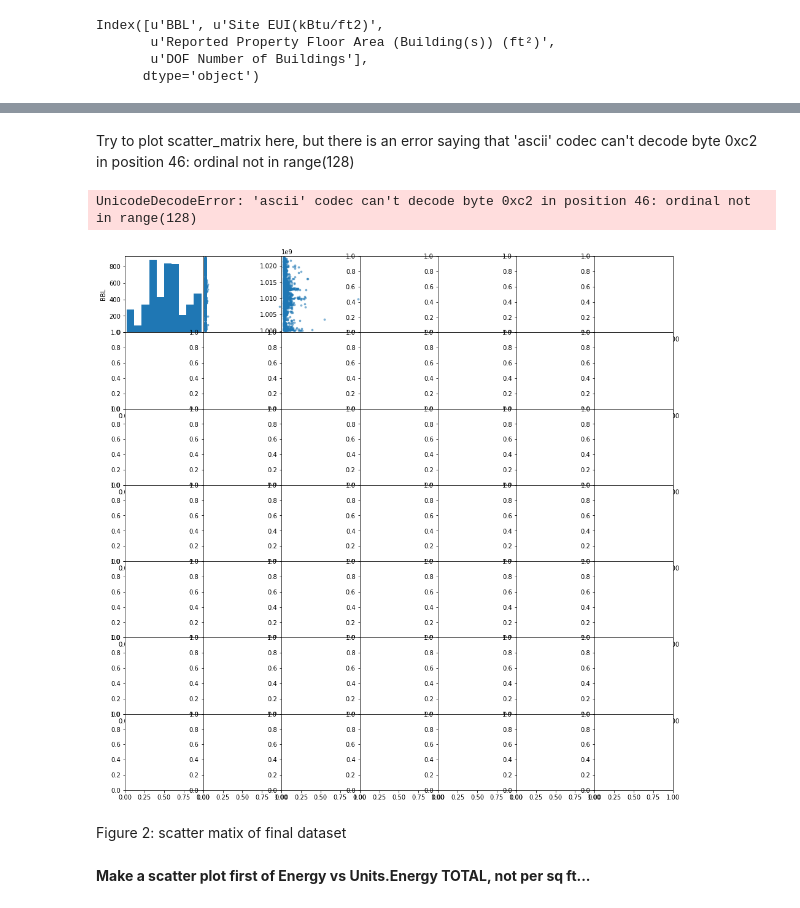
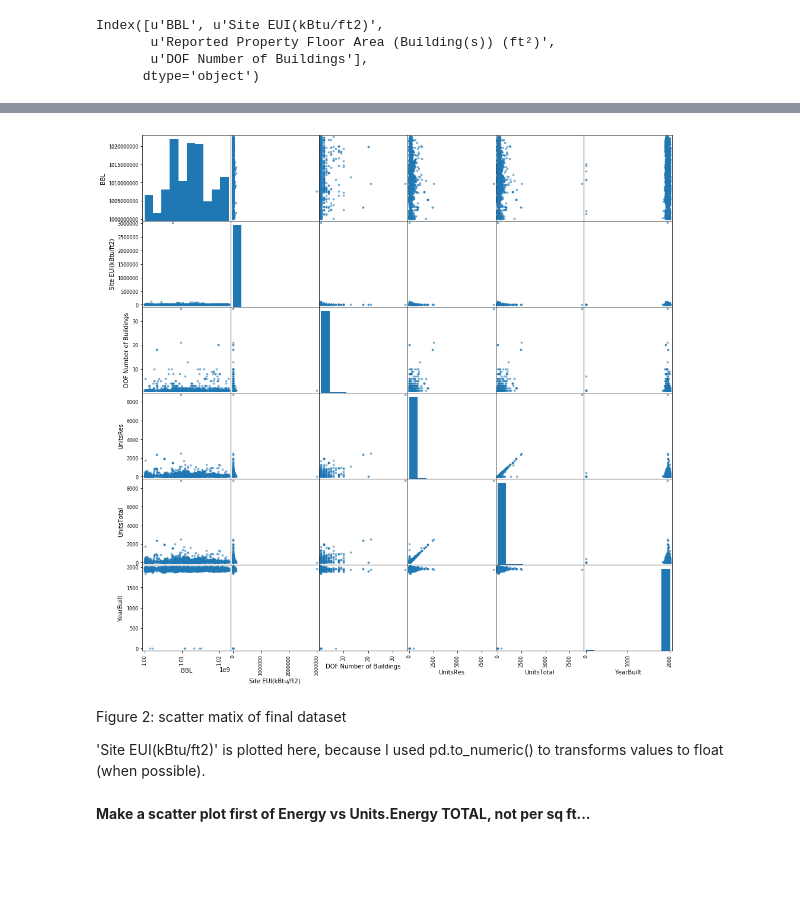
Before and after one commit to xoxoaseka/PUI2017_fl1210, a Jupyter notebook: HW6_fl1210/Assignment_fl1210.ipynb, the cells around one changed output, grey strips where cells are left out. Cells and saved outputs as stored; diff of their text form; code cells hidden in the pictures; blank space fills up the shorter version.

```diff
--- a/HW6_fl1210/Assignment_fl1210.ipynb
+++ b/HW6_fl1210/Assignment_fl1210.ipynb
@@ -100,15 +100,16 @@ Index([   u'Borough',      u'Block',        u'Lot',         u'CD',
       dtype='object')
 # %%
 # make sure you clean up your data and throw away columns you do not need!
+#drop everything you do not need.
 nrg.drop(['Co-reported BBL Status', 'BBLs Co-reported',
        'Reported NYC Building Identificaiton Numbers (BINs)',
-       'Street Number', 'Street Name', 'Borough',
+       'Street Number', 'Street Name', 'Borough', 'Postcode',
        'DOF Benchmarking Submission Status', 'Source EUI(kBtu/ft2)',
        'Municipally Supplied Potable Water - Indoor Intensity (gal/ft²)',
        'Automatic Water Benchmarking Eligible', 'Reported Water Method',
        'ENERGY STAR Score', 'Total GHG Emissions(MtCO2e)',
        'Direct GHG Emissions(MtCO2e)', 'Indirect GHG Emissions(MtCO2e)',
-       'Weather Normalized Source EUI(kBtu/ft2)',
+       'Weather Normalized Source EUI(kBtu/ft2)', 'DOF Property Floor Area (Buildngs and Parking)(ft2)',
        'Primary Property Type - Self Selected', 'Weather Normalized Site EUI(kBtu/ft2)',
        'Latitude', 'Longitude', 'Community Board', 'Council District',
        'Census Tract', 'BIN', 'NTA'], axis=1, inplace=True)
@@ -139,11 +140,11 @@ The columns I am interested in are in fact u'Site EUI(kBtu/ft2)' which is a meas
 
 use pd.to_numeric() which is a function that transforms values to float (when possible).
 # %%
-for col in range(len(nrg.columns)):
-    nrg.iloc[:, col] = pd.to_numeric(nrg.iloc[:, col], errors='coerce')
-for col in range(len(bsize.columns)):
-    bsize.iloc[:, col] = pd.to_numeric(bsize.iloc[:, col], errors='coerce')
-#nrg['Site EUI(kBtu/ft2)'] = pd.to_numeric(nrg['Site EUI(kBtu/ft2)'], errors='coerce')
+#for col in range(len(nrg.columns)):
+    #nrg.iloc[:, col] = pd.to_numeric(nrg.iloc[:, col], errors='coerce')
+#for col in range(len(bsize.columns)):
+    #bsize.iloc[:, col] = pd.to_numeric(bsize.iloc[:, col], errors='coerce')
+nrg['Site EUI(kBtu/ft2)'] = pd.to_numeric(nrg['Site EUI(kBtu/ft2)'], errors='coerce')
 #nrg['Reported Property Floor Area (Building(s)) (ft²)'] = pd.to_numeric(nrg['Reported Property Floor Area (Building(s)) (ft²)'], errors='coerce')
 # %%
 # use pd.to_numeric to convert strings to numeric values,
@@ -169,7 +170,4 @@ bsize.BBL.astype(float)
 42684    1.017298e+09
 42685    1.020348e+09
 Name: BBL, dtype: float64
-# %%
-#drop everything you do not need.
-nrg.drop(['Postcode', 'DOF Property Floor Area (Buildngs and Parking)(ft2)',], axis=1, inplace=True)
 # %%
@@ -246,16 +245,15 @@ bblnrgdata.head()
-# %% [markdown]
-Try to plot scatter_matrix here, but there is an error saying that 'ascii' codec can't decode byte 0xc2 in position 46: ordinal not in range(128)
 # %%
 # prepare your BBL columns
 #nrg.rename...
 #merge
 #bblnrgdata = pd.merge(...)
 #bblnrgdata.rename(columns = { u'Reported Property Floor Area (Building(s)) (ft²)' : 'FloorArea',\
                           #u'Site EUI(kBtu/ft2)' : 'SiteEUI'}, inplace=True)
 # Now the scatter matrix plot should show more columns.
-##scatter_matrix (bblnrgdata, s=30, figsize=(16, 16));
+scatter_matrix (bblnrgdata, s=30, figsize=(16, 16));
 # %% [output]
-UnicodeDecodeError: 'ascii' codec can't decode byte 0xc2 in position 46: ordinal not in range(128)
-[figure, old version]
+[figure, new version]
-# %% [markdown]
-Figure 2: scatter matix of final dataset
+# %% [markdown]
+Figure 2: scatter matix of final dataset
+
+'Site EUI(kBtu/ft2)' is plotted here, because I used pd.to_numeric() to transforms values to float (when possible).
```
Also changed, not shown: parts of 12 cells of this notebook, 1 other file.
